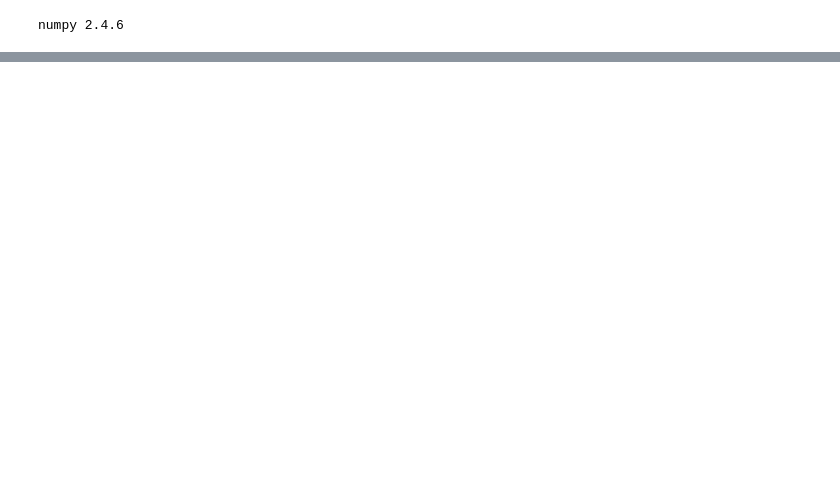
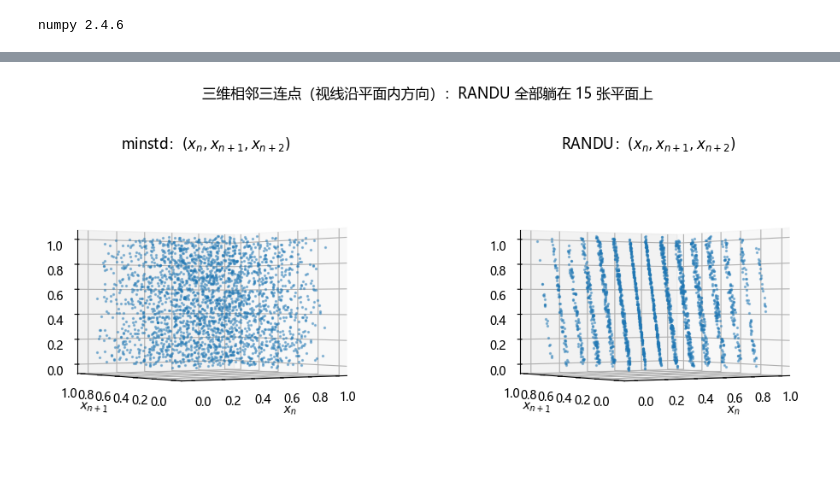
Before and after one commit to linxiawmt/MASAMI-Brain, a Jupyter notebook: docs/mc/nb/ch03.ipynb, the cells around one changed output, grey strips where cells are left out. Saved outputs shown, nothing was run; the diff lists cells and outputs as text; code cells hidden in the pictures; blank space fills up the shorter version.

```diff
--- a/docs/mc/nb/ch03.ipynb
+++ b/docs/mc/nb/ch03.ipynb
@@ -135,0 +197,17 @@ Y=U² 的密度 = 1/(2*sqrt(u))
+# %%
+n = 2500
+u_ran = lcg_u(65539, 2**31, 1, n + 2)     # RANDU
+u_min = lcg_u(16807, 2**31 - 1, 1, n + 2) # minstd
+
+fig = plt.figure(figsize=(11, 4.4))
+for k, (u, name) in enumerate([(u_min, "minstd"), (u_ran, "RANDU")]):
+    axs = fig.add_subplot(1, 2, k + 1, projection="3d")
+    axs.scatter(u[:-2], u[1:-1], u[2:], s=2, alpha=0.4, depthshade=False)
+    # 视线取平面内方向 (2,3,0)（垂直于法向量 (9,-6,1)）：RANDU 的平面显形为 15 条线
+    axs.view_init(elev=0, azim=-124)
+    axs.set_title(f"{name}：$(x_n, x_{{n+1}}, x_{{n+2}})$")
+    axs.set_xlabel("$x_n$"); axs.set_ylabel("$x_{n+1}$")
+fig.suptitle("三维相邻三连点（视线沿平面内方向）：RANDU 全部躺在 15 张平面上", y=1.02)
+fig.tight_layout(); save(fig, "out-3-4.png"); plt.show()
+# %% [output]
+[figure, added]
```
Also changed, not shown: parts of 35 cells of this notebook, 16 other files.
